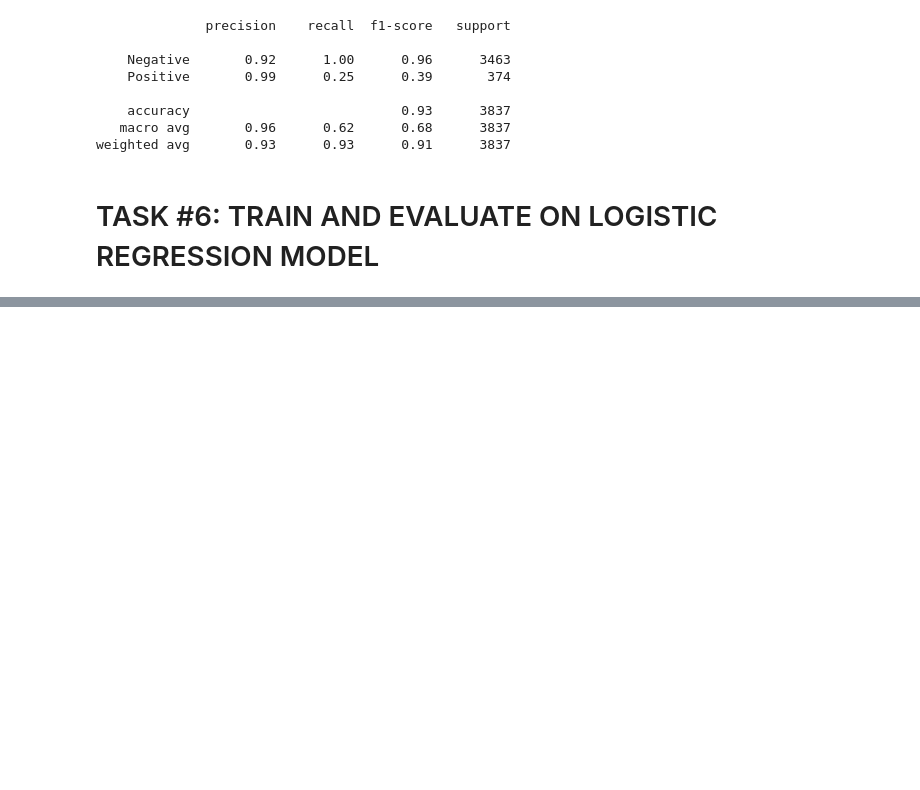
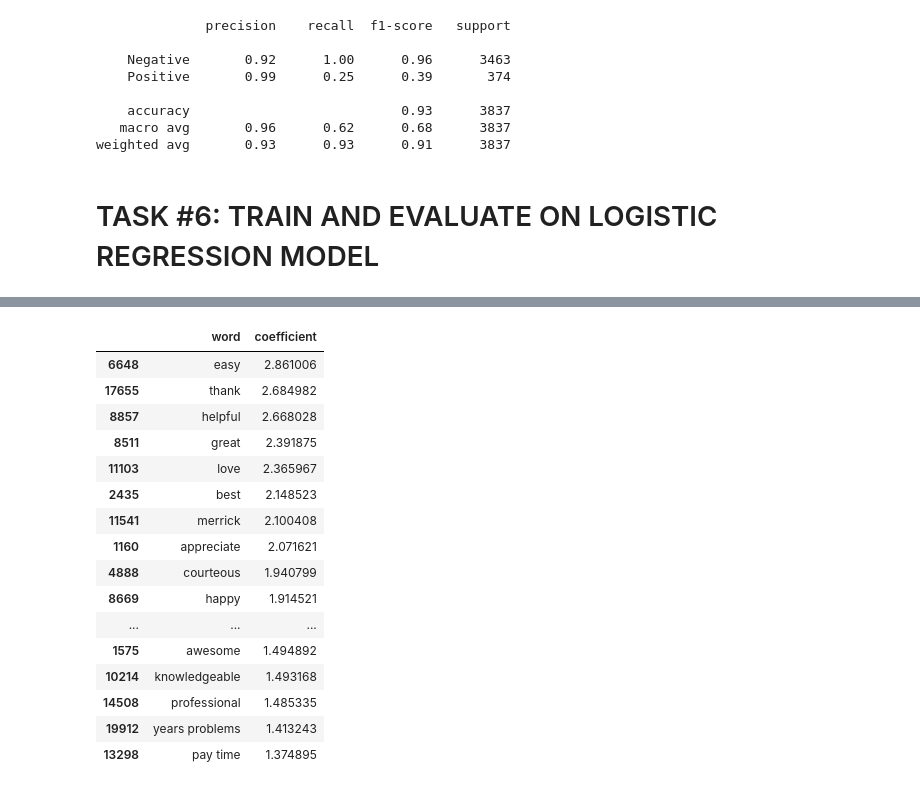
Before and after one commit to ranjansinghds/Bank-Customer-Review-Sentiment-Analysis-Project, a Jupyter notebook: Bank_Customer_Review_Department_Project.ipynb, the cells around one changed output, grey strips where cells are left out. Drawn from its saved outputs; the diff is of its cells as text; code cells hidden in the pictures; blank space fills up the shorter version.

```diff
--- a/Bank_Customer_Review_Department_Project.ipynb
+++ b/Bank_Customer_Review_Department_Project.ipynb
@@ -432,0 +593,28 @@ weighted avg       0.93      0.93      0.91      3837
+# %%
+feature_name = tfidf.get_feature_names_out()
+coefficients = svm_model.coef_[0]
+word_importance = pd.DataFrame({
+    "word": feature_name,
+    "coefficient": coefficients
+})
+# %%
+# Most positive words
+word_importance.sort_values(by='coefficient', ascending=False).head(20)
+# %% [output]
+|  | word | coefficient |
+| 6648 | easy | 2.861006 |
+| 17655 | thank | 2.684982 |
+| 8857 | helpful | 2.668028 |
+| 8511 | great | 2.391875 |
+| 11103 | love | 2.365967 |
+| 2435 | best | 2.148523 |
+| 11541 | merrick | 2.100408 |
+| 1160 | appreciate | 2.071621 |
+| 4888 | courteous | 1.940799 |
+| 8669 | happy | 1.914521 |
+| ... | ... | ... |
+| 1575 | awesome | 1.494892 |
+| 10214 | knowledgeable | 1.493168 |
+| 14508 | professional | 1.485335 |
+| 19912 | years problems | 1.413243 |
+| 13298 | pay time | 1.374895 |
```
Also changed, not shown: parts of 38 cells of this notebook.
